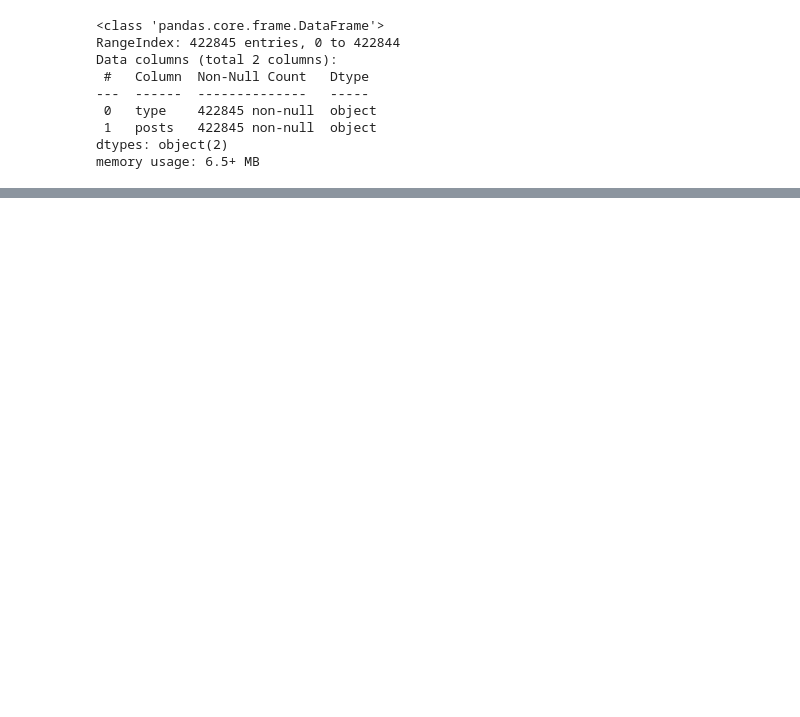
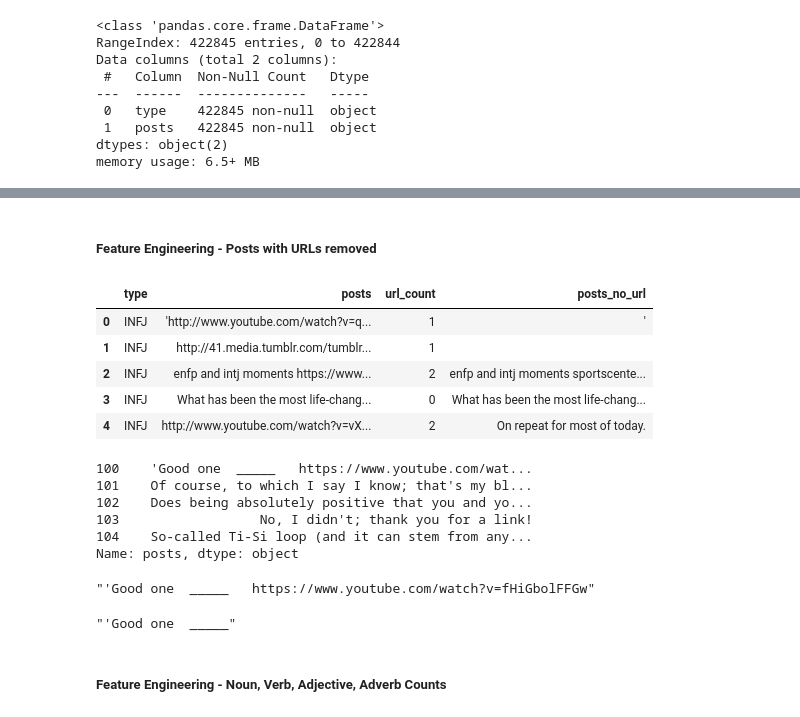
Before and after one commit to slouie88/myers_briggs_personalities, a Jupyter notebook: myers_briggs_eda.ipynb, the cells around one changed output, grey strips where cells are left out. Drawn from its saved outputs; the diff is of its cells as text; code cells hidden in the pictures; blank space fills up the shorter version.

Commit message:
Added new feature for url counts per post + implemented POS tagging for posts (url excluded)

```diff
--- a/myers_briggs_eda.ipynb
+++ b/myers_briggs_eda.ipynb
@@ -237,0 +241,21 @@ True
+# %%
+import re
+
+def extract_url_count_from_posts(df: pd.DataFrame, posts_col: str = "posts") -> pd.DataFrame:
+    """ Given an input pandas DataFrame that contains a column with user online posts, extract any URLs within each post.
+
+    Args:
+        df (pandas.DataFrame) - The input DataFrame object.
+        posts_col (str) - The name of the DataFrame column that contains the user online posts.
+
+    Returns:
+        df (pandas.DataFrame) - The DataFrame object which contains a new column where each row contains the frequency that a URL has been mentioned for that index.
+    """
+    regex_pattern = r"((?i)\b((?:https?://|www\d{0,3}[.]|[a-z0-9.\-]+[.][a-z]{2,4}/)(?:[^\s()<>]+|\(([^\s()<>]+|(\([^\s()<>]+\)))*\))+(?:\(([^\s()<>]+|(\([^\s()<>]+\)))*\)|[^\s`!()\[\]{};:'\".,<>?«»“”‘’])))"
+
+    df["url_count"] = df[posts_col].apply(lambda x: re.findall(regex_pattern, x)).str.len()
+
+    return df
+# %%
+online_posts_df = extract_url_count_from_posts(online_posts_df)
+online_posts_df.head()
@@ -237,0 +282,47 @@ True
+# %% [markdown]
+##### Feature Engineering - Posts with URLs removed
+# %%
+def get_online_posts_no_urls(df: pd.DataFrame, posts_col: str = "posts") -> pd.DataFrame:
+    """ Given an input pandas DataFrame that contains a column with user online posts, extract only non-url text from each post.
+
+    Args:
+        df (pandas.DataFrame) - The input DataFrame object.
+        posts_col (str) - The name of the DataFrame column that contains the user online posts.
+
+    Returns:
+        df (pandas.DataFrame) - The DataFrame object which contains a new column where each row contains the online post without any URLs
+    """
+    regex_pattern = r"((?i)\b((?:https?://|www\d{0,3}[.]|[a-z0-9.\-]+[.][a-z]{2,4}/)(?:[^\s()<>]+|\(([^\s()<>]+|(\([^\s()<>]+\)))*\))+(?:\(([^\s()<>]+|(\([^\s()<>]+\)))*\)|[^\s`!()\[\]{};:'\".,<>?«»“”‘’])))"
+
+    df["posts_no_url"] = df[posts_col].str.replace(regex_pattern, "").str.strip()
+
+    return df
+# %%
+online_posts_df = get_online_posts_no_urls(online_posts_df)
+online_posts_df.head()
+# %% [output]
+|  | type | posts | url_count | posts_no_url |
+| 0 | INFJ | 'http://www.youtube.com/watch?v=q... | 1 | ' |
+| 1 | INFJ | http://41.media.tumblr.com/tumblr... | 1 |  |
+| 2 | INFJ | enfp and intj moments https://www... | 2 | enfp and intj moments sportscente... |
+| 3 | INFJ | What has been the most life-chang... | 0 | What has been the most life-chang... |
+| 4 | INFJ | http://www.youtube.com/watch?v=vX... | 2 | On repeat for most of today. |
+# %%
+online_posts_df["posts"].iloc[100:105]
+# %% [output]
+100    'Good one  _____   https://www.youtube.com/wat...
+101    Of course, to which I say I know; that's my bl...
+102    Does being absolutely positive that you and yo...
+103                  No, I didn't; thank you for a link!
+104    So-called Ti-Si loop (and it can stem from any...
+Name: posts, dtype: object
+# %%
+online_posts_df["posts"].iloc[100]
+# %% [output]
+"'Good one  _____   https://www.youtube.com/watch?v=fHiGbolFFGw"
+# %%
+online_posts_df["posts_no_url"].iloc[100]
+# %% [output]
+"'Good one  _____"
+# %% [markdown]
+##### Feature Engineering - Noun, Verb, Adjective, Adverb Counts
```
Also changed, not shown: parts of 11 cells of this notebook.
